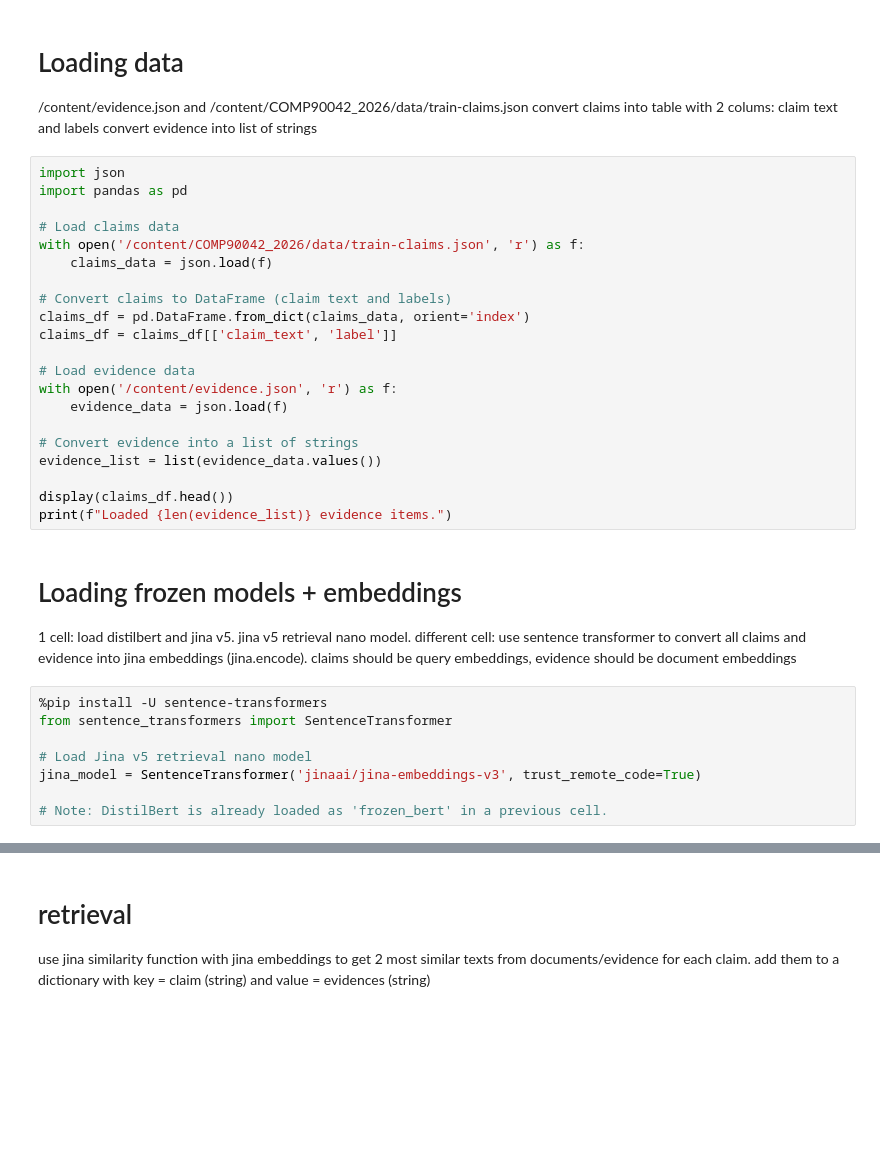
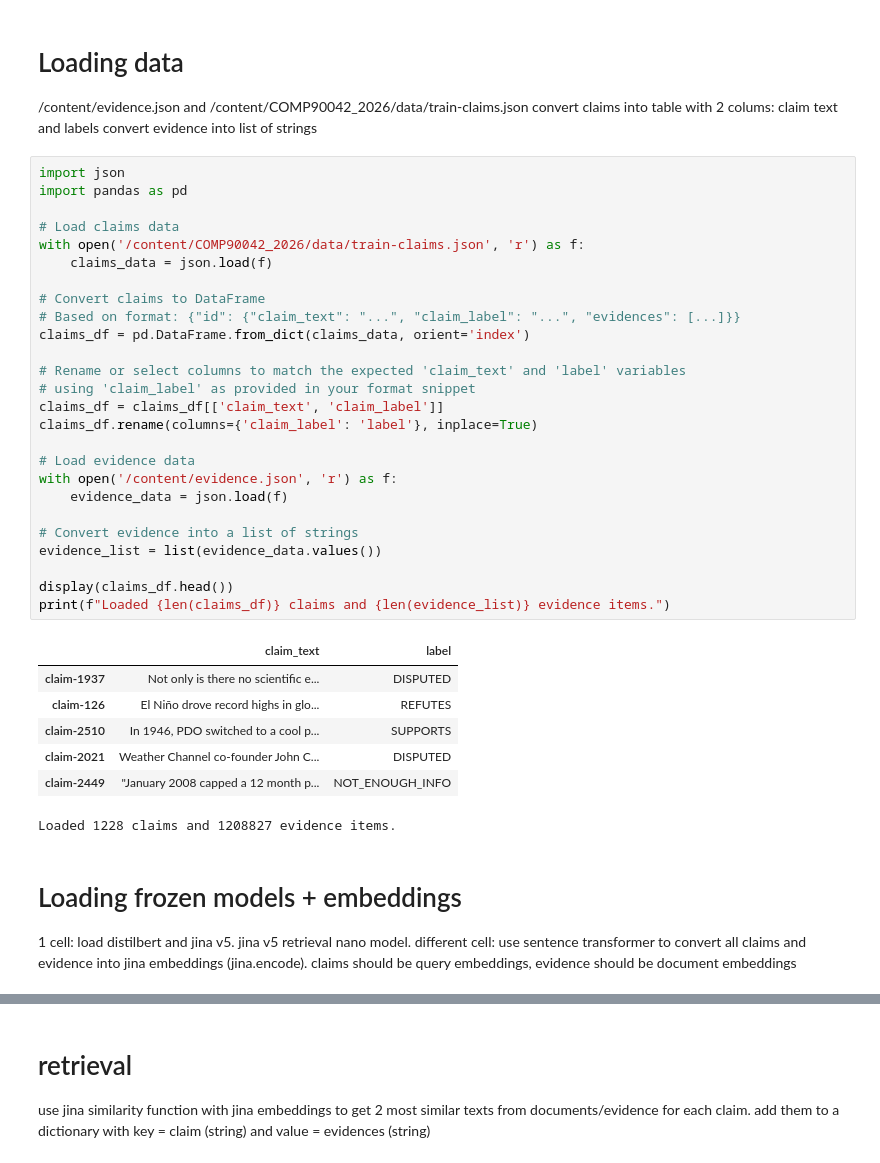
Before and after one commit to Autosnight/COMP90042_2026, a Jupyter notebook: embedding_to_classifier.ipynb, the cells around one changed output, grey strips where cells are left out. Saved outputs shown, nothing was run; the diff lists cells and outputs as text; blank space fills up the shorter version.

```diff
--- a/embedding_to_classifier.ipynb
+++ b/embedding_to_classifier.ipynb
@@ -39,33 +63,38 @@ convert evidence into list of strings
 # %%
 import json
 import pandas as pd
 
 # Load claims data
 with open('/content/COMP90042_2026/data/train-claims.json', 'r') as f:
     claims_data = json.load(f)
 
-# Convert claims to DataFrame (claim text and labels)
+# Convert claims to DataFrame
+# Based on format: {"id": {"claim_text": "...", "claim_label": "...", "evidences": [...]}}
 claims_df = pd.DataFrame.from_dict(claims_data, orient='index')
-claims_df = claims_df[['claim_text', 'label']]
+
+# Rename or select columns to match the expected 'claim_text' and 'label' variables
+# using 'claim_label' as provided in your format snippet
+claims_df = claims_df[['claim_text', 'claim_label']]
+claims_df.rename(columns={'claim_label': 'label'}, inplace=True)
 
 # Load evidence data
 with open('/content/evidence.json', 'r') as f:
     evidence_data = json.load(f)
 
 # Convert evidence into a list of strings
 evidence_list = list(evidence_data.values())
 
 display(claims_df.head())
-print(f"Loaded {len(evidence_list)} evidence items.")
+print(f"Loaded {len(claims_df)} claims and {len(evidence_list)} evidence items.")
+# %% [output]
+|  | claim_text | label |
+| claim-1937 | Not only is there no scientific e... | DISPUTED |
+| claim-126 | El Niño drove record highs in glo... | REFUTES |
+| claim-2510 | In 1946, PDO switched to a cool p... | SUPPORTS |
+| claim-2021 | Weather Channel co-founder John C... | DISPUTED |
+| claim-2449 | "January 2008 capped a 12 month p... | NOT_ENOUGH_INFO |
+Loaded 1228 claims and 1208827 evidence items.
 # %% [markdown]
 # Loading frozen models + embeddings
 1 cell: load distilbert and jina v5. jina v5 retrieval nano model.
 different cell: use sentence transformer to convert all claims and evidence into jina embeddings (jina.encode). claims should be query embeddings, evidence should be document embeddings
-# %%
-%pip install -U sentence-transformers
-from sentence_transformers import SentenceTransformer
-
-# Load Jina v5 retrieval nano model
-jina_model = SentenceTransformer('jinaai/jina-embeddings-v3', trust_remote_code=True)
-
-# Note: DistilBert is already loaded as 'frozen_bert' in a previous cell.
```
Also changed, not shown: parts of 8 cells of this notebook.
